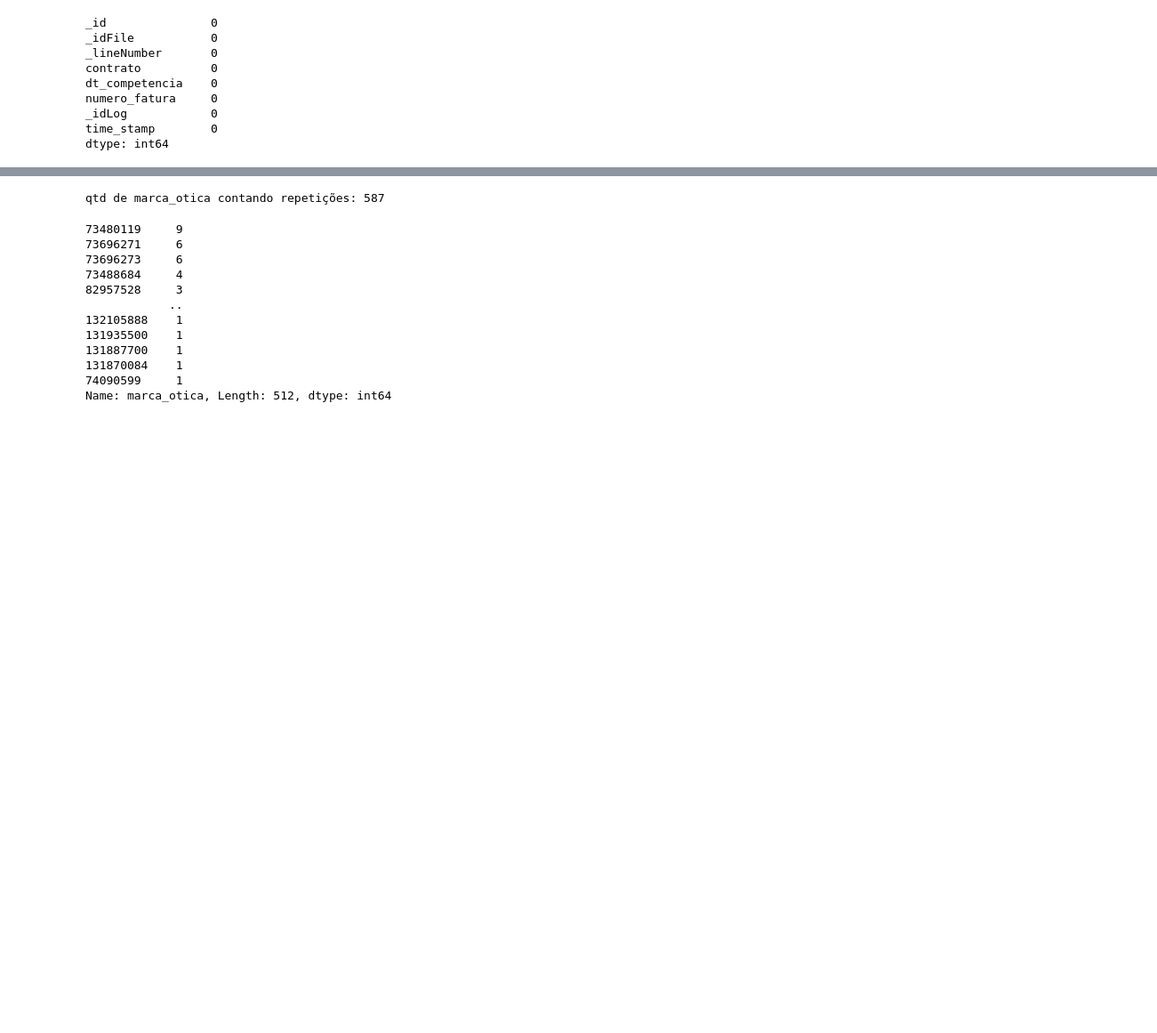
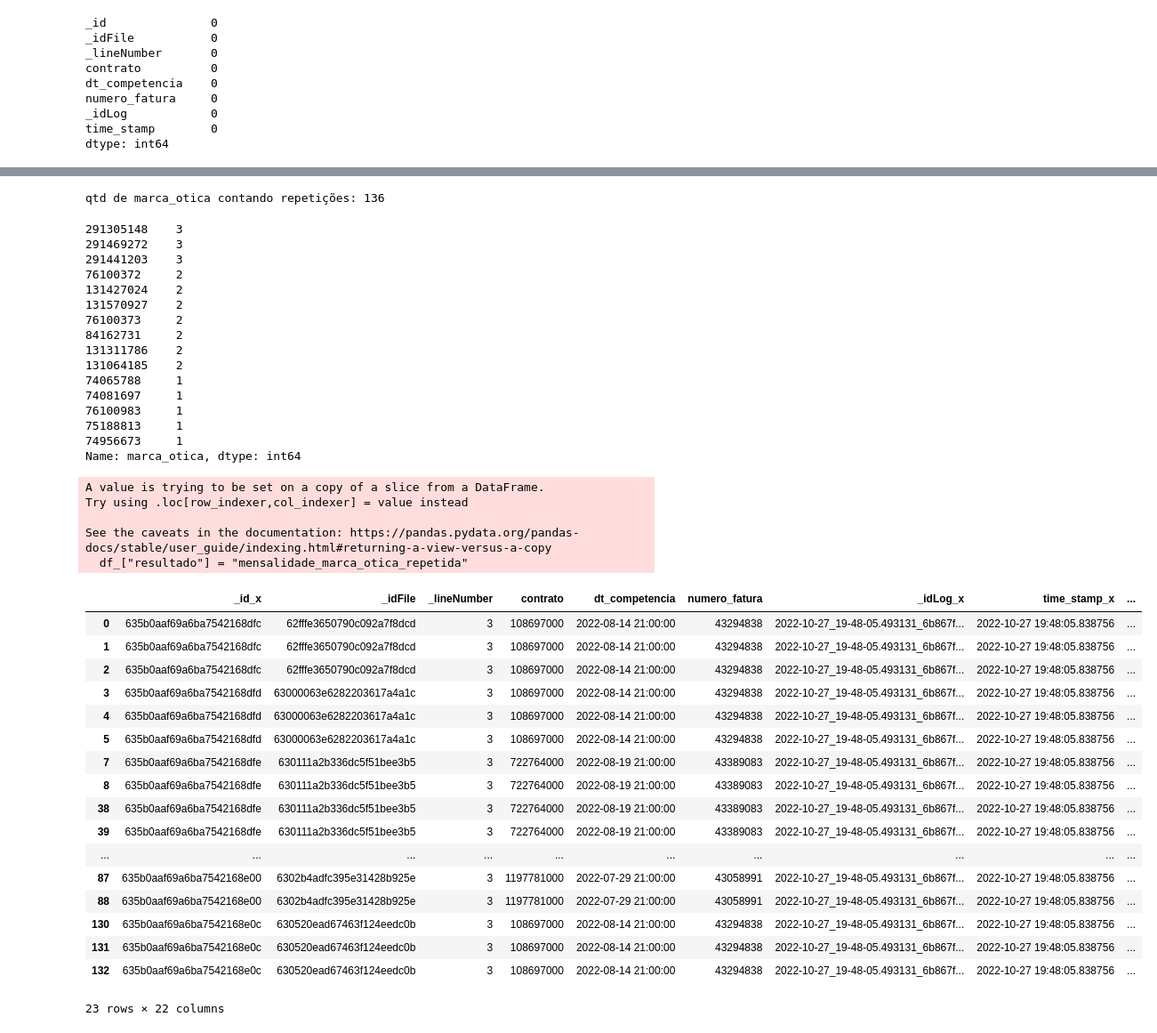
Before and after one commit to API-6-SEMESTRE/Projeto, a Jupyter notebook: src/data_analysis.ipynb, the cells around one changed output, grey strips where cells are left out. Shown at 89% size. Cells and saved outputs as stored; diff of their text form; code cells hidden in the pictures; blank space fills up the shorter version.

```diff
--- a/src/data_analysis.ipynb
+++ b/src/data_analysis.ipynb
@@ -29,8 +30,9 @@ _idLog            object
 time_stamp        object
 dtype: object
 # %%
-# Transforma o numero_fatura em número
+# Transforma o numero_fatura e contrato em número
 df_header["numero_fatura"] = pd.to_numeric(df_header["numero_fatura"])
+df_header["contrato"] = pd.to_numeric(df_header["contrato"])
 df_header.dtypes
 # %% [output]
 _id               object
@@ -156,21 +156,56 @@ dtype: int64
 # %%
 # Mostra repetições
 print(f"qtd de marca_otica contando repetições: {df_header_mensalidade['marca_otica'].value_counts().sum()}")
-df_header_mensalidade["marca_otica"].value_counts()
+df_header_mensalidade["marca_otica"].value_counts().head(15)
 # %% [output]
-qtd de marca_otica contando repetições: 587
+qtd de marca_otica contando repetições: 136
-73480119     9
-73696271     6
-73696273     6
-73488684     4
-82957528     3
-            ..
-132105888    1
-131935500    1
-131887700    1
-131870084    1
-74090599     1
-Name: marca_otica, Length: 512, dtype: int64
+291305148    3
+291469272    3
+291441203    3
+76100372     2
+131427024    2
+131570927    2
+76100373     2
+84162731     2
+131311786    2
+131064185    2
+74065788     1
+74081697     1
+76100983     1
+75188813     1
+74956673     1
+Name: marca_otica, dtype: int64
+# %%
+repeticoes = df_header_mensalidade["marca_otica"].value_counts().loc[lambda x: x > 1]
+df = df_header_mensalidade["marca_otica"].isin(repeticoes.index)
+df_ = df_header_mensalidade[df]
+df_["resultado"] = "mensalidade_marca_otica_repetida"
+mongo_insert_many(df_.to_dict("records"), db=bd, col="h_m_r_silver")
+df_
+# %% [output]
+A value is trying to be set on a copy of a slice from a DataFrame.
+Try using .loc[row_indexer,col_indexer] = value instead
+
+See the caveats in the documentation: https://pandas.pydata.org/pandas-docs/stable/user_guide/indexing.html#returning-a-view-versus-a-copy
+  df_["resultado"] = "mensalidade_marca_otica_repetida"
+|  | _id_x | _idFile | _lineNumber | contrato | dt_competencia | numero_fatura | _idLog_x | time_stamp_x | ... |
+| 0 | 635b0aaf69a6ba7542168dfc | 62fffe3650790c092a7f8dcd | 3 | 108697000 | 2022-08-14 21:00:00 | 43294838 | 2022-10-27_19-48-05.493131_6b867f... | 2022-10-27 19:48:05.838756 | ... |
+| 1 | 635b0aaf69a6ba7542168dfc | 62fffe3650790c092a7f8dcd | 3 | 108697000 | 2022-08-14 21:00:00 | 43294838 | 2022-10-27_19-48-05.493131_6b867f... | 2022-10-27 19:48:05.838756 | ... |
+| 2 | 635b0aaf69a6ba7542168dfc | 62fffe3650790c092a7f8dcd | 3 | 108697000 | 2022-08-14 21:00:00 | 43294838 | 2022-10-27_19-48-05.493131_6b867f... | 2022-10-27 19:48:05.838756 | ... |
+| 3 | 635b0aaf69a6ba7542168dfd | 63000063e6282203617a4a1c | 3 | 108697000 | 2022-08-14 21:00:00 | 43294838 | 2022-10-27_19-48-05.493131_6b867f... | 2022-10-27 19:48:05.838756 | ... |
+| 4 | 635b0aaf69a6ba7542168dfd | 63000063e6282203617a4a1c | 3 | 108697000 | 2022-08-14 21:00:00 | 43294838 | 2022-10-27_19-48-05.493131_6b867f... | 2022-10-27 19:48:05.838756 | ... |
+| 5 | 635b0aaf69a6ba7542168dfd | 63000063e6282203617a4a1c | 3 | 108697000 | 2022-08-14 21:00:00 | 43294838 | 2022-10-27_19-48-05.493131_6b867f... | 2022-10-27 19:48:05.838756 | ... |
+| 7 | 635b0aaf69a6ba7542168dfe | 630111a2b336dc5f51bee3b5 | 3 | 722764000 | 2022-08-19 21:00:00 | 43389083 | 2022-10-27_19-48-05.493131_6b867f... | 2022-10-27 19:48:05.838756 | ... |
+| 8 | 635b0aaf69a6ba7542168dfe | 630111a2b336dc5f51bee3b5 | 3 | 722764000 | 2022-08-19 21:00:00 | 43389083 | 2022-10-27_19-48-05.493131_6b867f... | 2022-10-27 19:48:05.838756 | ... |
+| 38 | 635b0aaf69a6ba7542168dfe | 630111a2b336dc5f51bee3b5 | 3 | 722764000 | 2022-08-19 21:00:00 | 43389083 | 2022-10-27_19-48-05.493131_6b867f... | 2022-10-27 19:48:05.838756 | ... |
+| 39 | 635b0aaf69a6ba7542168dfe | 630111a2b336dc5f51bee3b5 | 3 | 722764000 | 2022-08-19 21:00:00 | 43389083 | 2022-10-27_19-48-05.493131_6b867f... | 2022-10-27 19:48:05.838756 | ... |
+| ... | ... | ... | ... | ... | ... | ... | ... | ... | ... |
+| 87 | 635b0aaf69a6ba7542168e00 | 6302b4adfc395e31428b925e | 3 | 1197781000 | 2022-07-29 21:00:00 | 43058991 | 2022-10-27_19-48-05.493131_6b867f... | 2022-10-27 19:48:05.838756 | ... |
+| 88 | 635b0aaf69a6ba7542168e00 | 6302b4adfc395e31428b925e | 3 | 1197781000 | 2022-07-29 21:00:00 | 43058991 | 2022-10-27_19-48-05.493131_6b867f... | 2022-10-27 19:48:05.838756 | ... |
+| 130 | 635b0aaf69a6ba7542168e0c | 630520ead67463f124eedc0b | 3 | 108697000 | 2022-08-14 21:00:00 | 43294838 | 2022-10-27_19-48-05.493131_6b867f... | 2022-10-27 19:48:05.838756 | ... |
+| 131 | 635b0aaf69a6ba7542168e0c | 630520ead67463f124eedc0b | 3 | 108697000 | 2022-08-14 21:00:00 | 43294838 | 2022-10-27_19-48-05.493131_6b867f... | 2022-10-27 19:48:05.838756 | ... |
+| 132 | 635b0aaf69a6ba7542168e0c | 630520ead67463f124eedc0b | 3 | 108697000 | 2022-08-14 21:00:00 | 43294838 | 2022-10-27_19-48-05.493131_6b867f... | 2022-10-27 19:48:05.838756 | ... |
+23 rows × 22 columns
 # %%
 # Transforma a marca_otica no index e remove suas repetições, deixando no mínimo 1 de cada
 df_header_mensalidade_umarca = df_header_mensalidade.groupby("marca_otica").nth[0]
```
Also changed, not shown: parts of 26 cells of this notebook, 1 other file.
